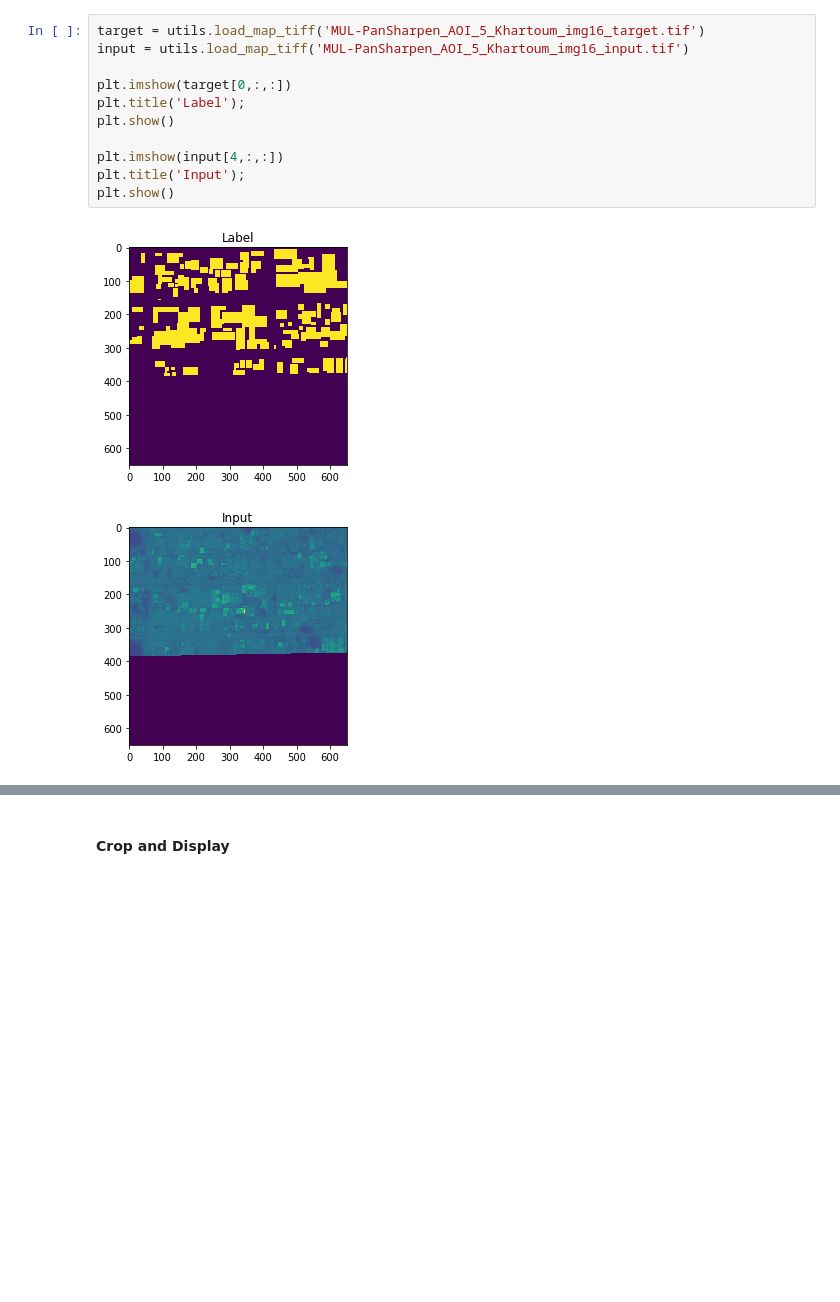
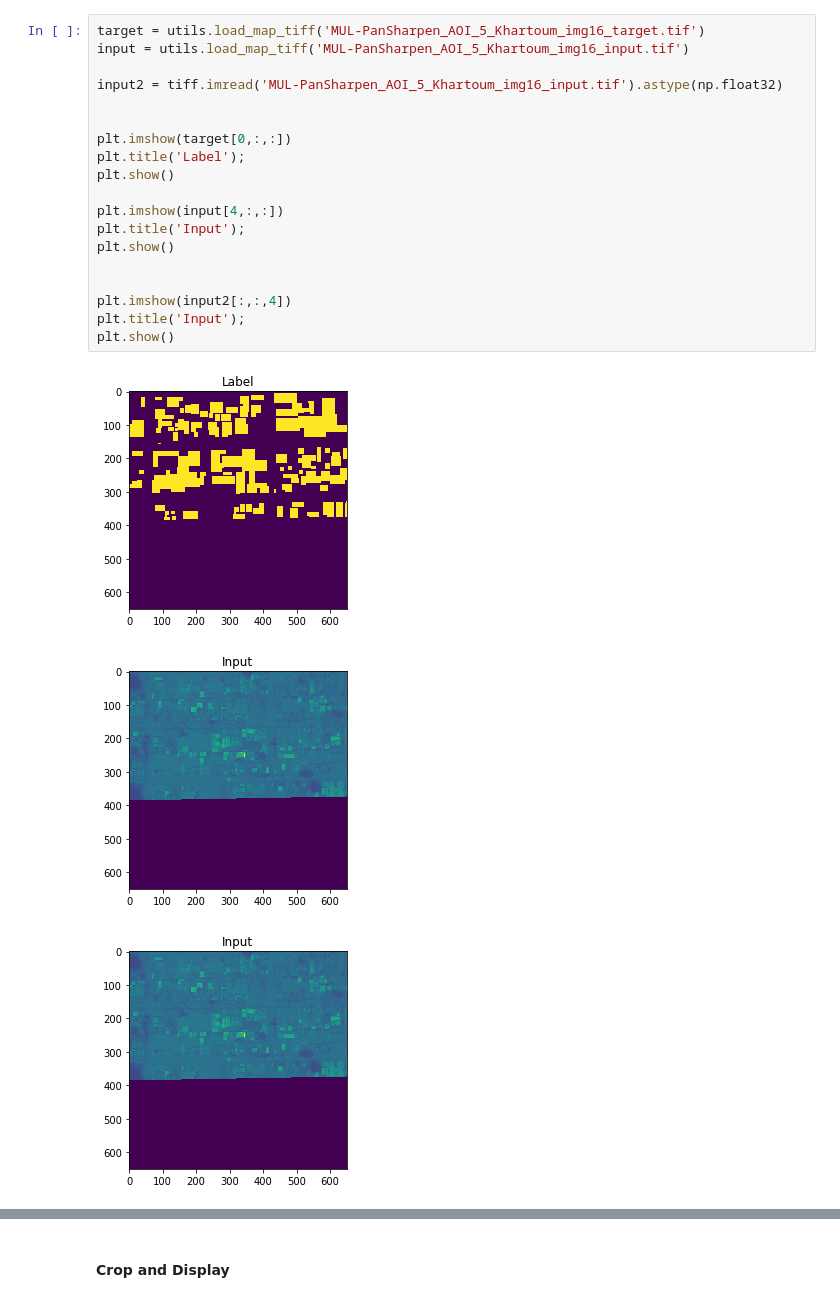
Before and after one commit to leonardoaraujosantos/seg_atrous, a Jupyter notebook: SatImgs.ipynb, the cells around one changed output, grey strips where cells are left out. Cells and saved outputs as stored; diff of their text form; blank space fills up the shorter version.

```diff
--- a/SatImgs.ipynb
+++ b/SatImgs.ipynb
@@ -8,17 +9,26 @@ import sat_utils as utils
 # %%
 target = utils.load_map_tiff('MUL-PanSharpen_AOI_5_Khartoum_img16_target.tif')
 input = utils.load_map_tiff('MUL-PanSharpen_AOI_5_Khartoum_img16_input.tif')
+
+input2 = tiff.imread('MUL-PanSharpen_AOI_5_Khartoum_img16_input.tif').astype(np.float32)
+
 
 plt.imshow(target[0,:,:])
 plt.title('Label');
 plt.show()
 
 plt.imshow(input[4,:,:])
 plt.title('Input');
 plt.show()
+
+
+plt.imshow(input2[:,:,4])
+plt.title('Input');
+plt.show()
 # %% [output]
 [figure]
 [figure]
+[figure, added]
 # %%
 target_b = target.astype(np.bool)
 target_b[:,:,0]
```
Also changed, not shown: parts of 8 cells of this notebook, 6 other files.
